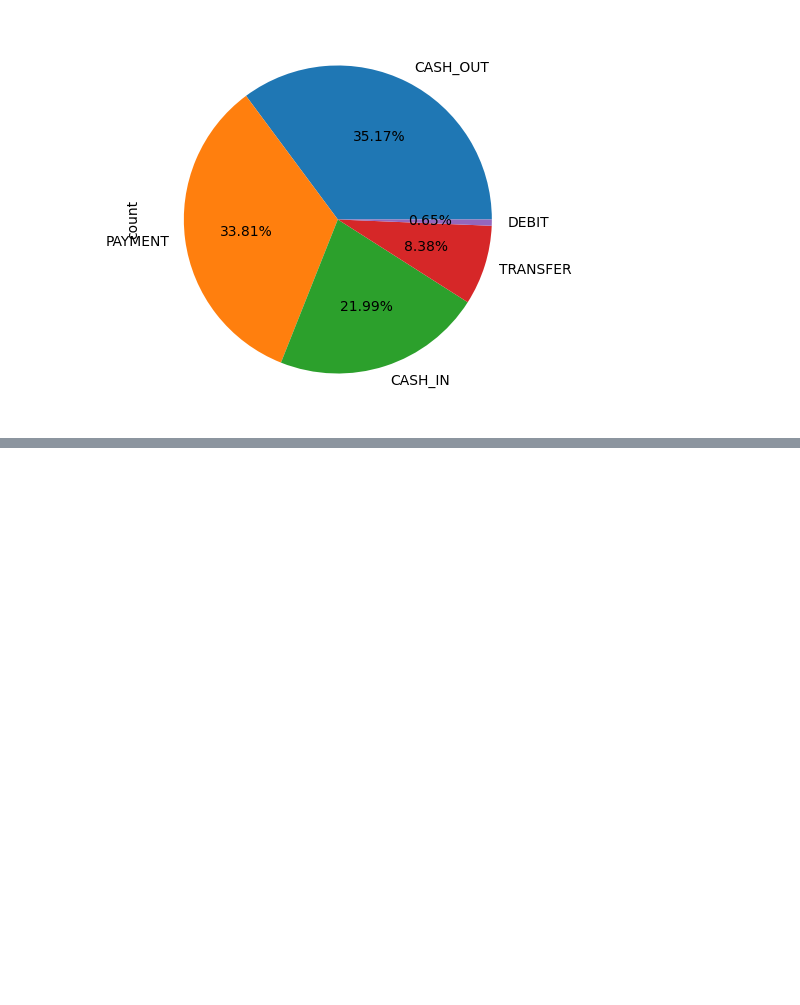
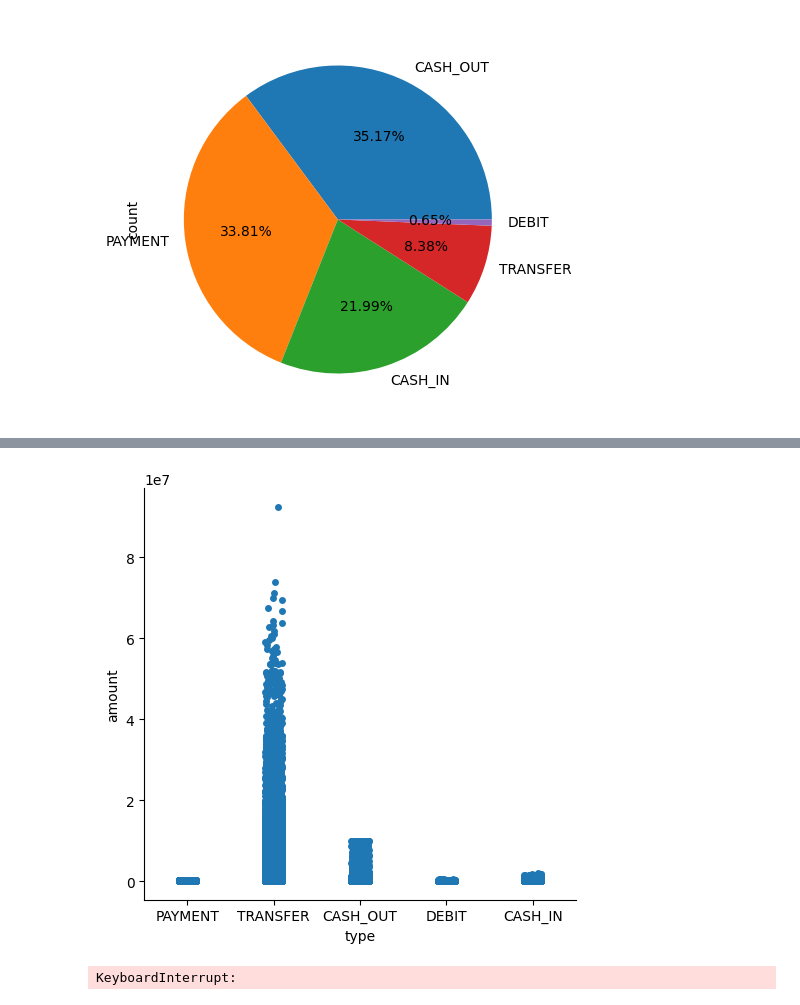
Before and after one commit to ApurvaJaiswal3398/DP-Python-DS, a Jupyter notebook: DataSet.ipynb, the cells around one changed output, grey strips where cells are left out. Saved outputs shown, nothing was run; the diff lists cells and outputs as text; code cells hidden in the pictures; blank space fills up the shorter version.

```diff
--- a/DataSet.ipynb
+++ b/DataSet.ipynb
@@ -40,0 +39,8 @@ ls
+# %%
+_ = sns.catplot(data=df, x="type", y="amount")
+# %% [output]
+[figure, added]
+# %%
+_ = sns.catplot(data=df, x="type", y="amount", hue="step", kind="swarm")
+# %% [output]
+KeyboardInterrupt:
```
Also changed, not shown: parts of 4 cells of this notebook, 3 other files.
